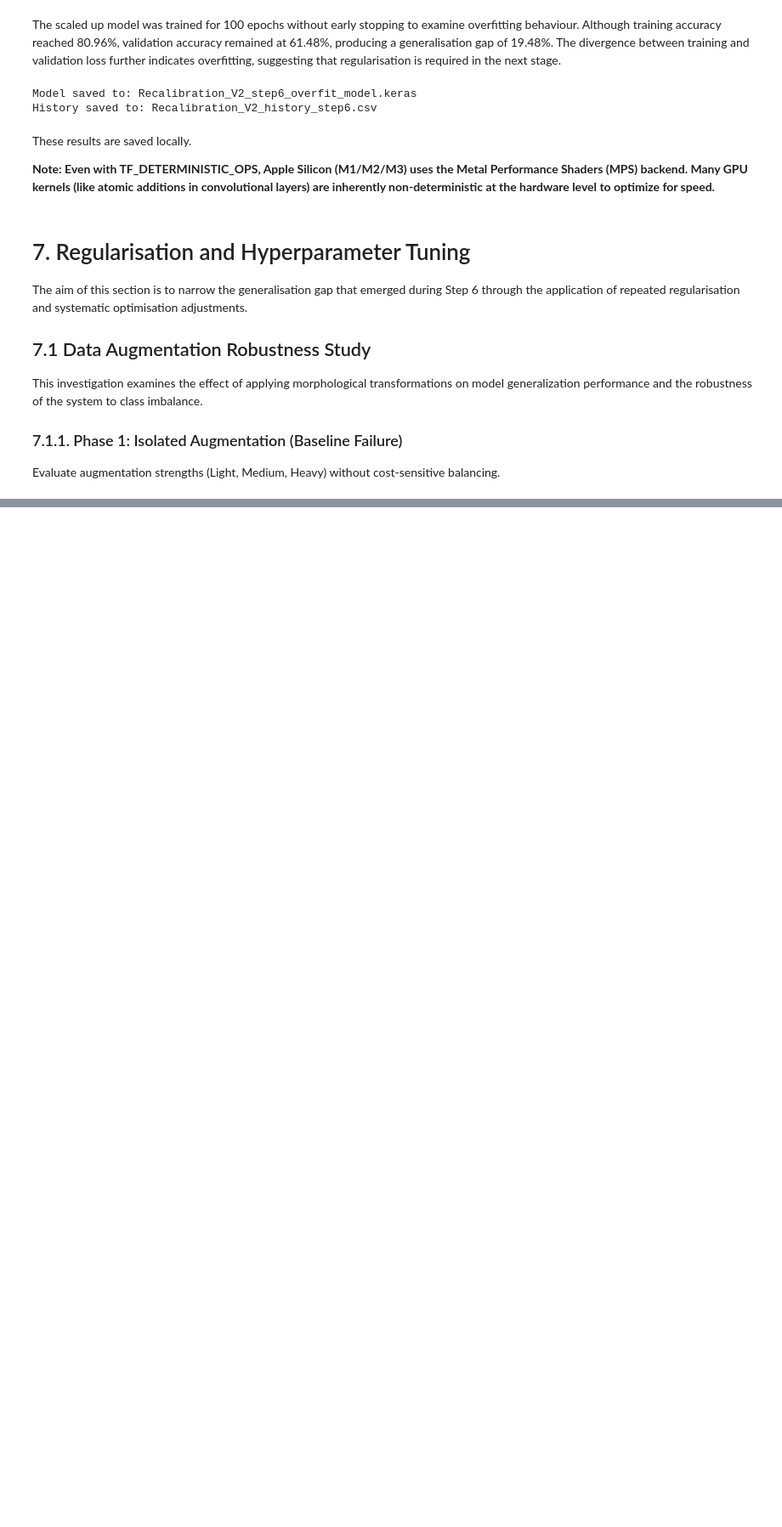
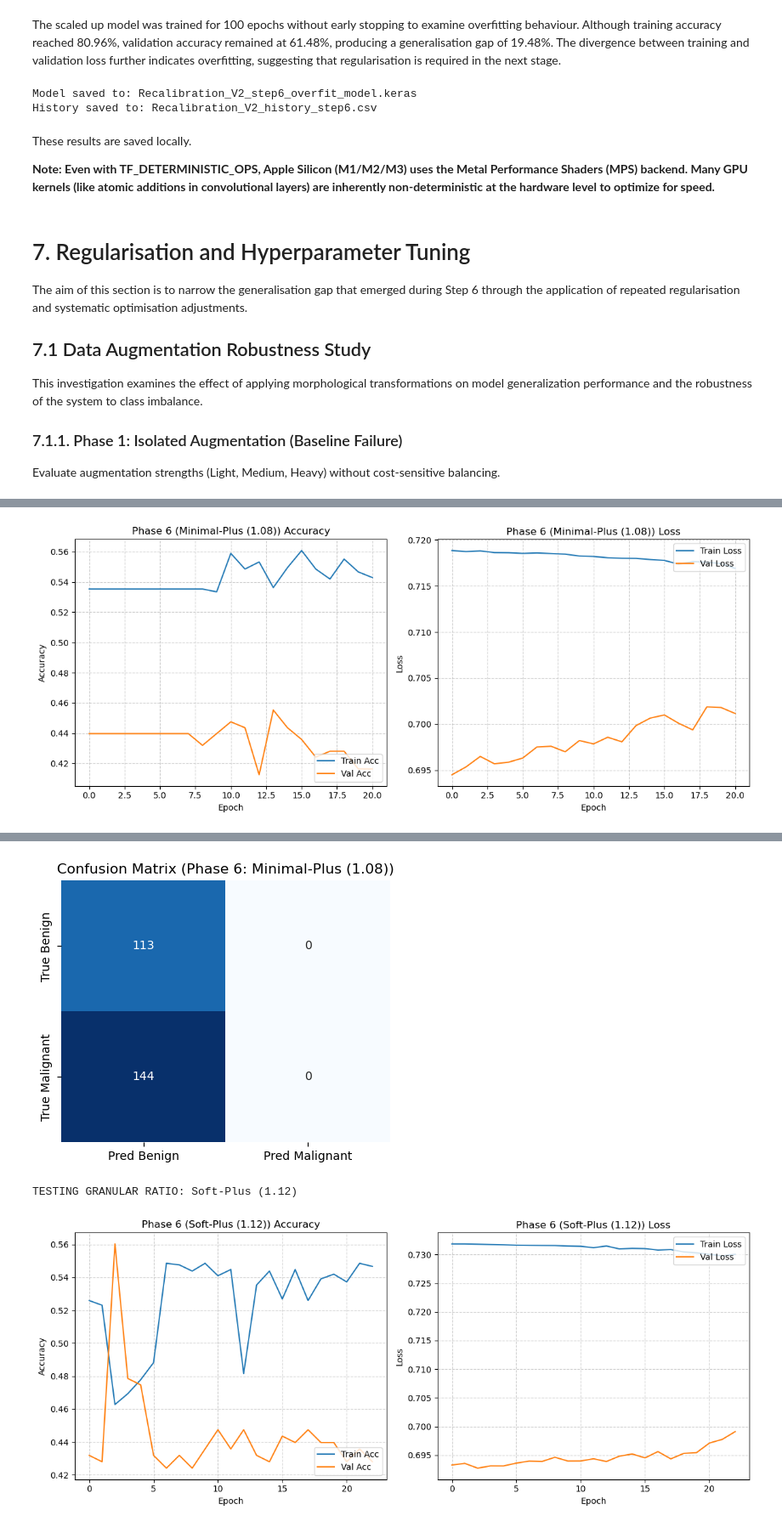
Before and after one commit to A-S-Yong/FYP, a Jupyter notebook: notebooks/Recalibration_V2.ipynb, the cells around one changed output, grey strips where cells are left out. Shown at 85% size. Saved outputs shown, nothing was run; the diff lists cells and outputs as text; code cells hidden in the pictures; blank space fills up the shorter version.

```diff
--- a/notebooks/Recalibration_V2.ipynb
+++ b/notebooks/Recalibration_V2.ipynb
@@ -1773,0 +1779,10 @@ Heavy             DEGENERATE (Trace Specificity)
+# %%
+# Initialise for Medium Augmentation
+train_gen_medium = train_datagen_medium.flow_from_directory(
+    GREY_DIR / "train",
+    target_size=(IMG_HEIGHT, IMG_WIDTH),
+    batch_size=BATCH_SIZE,
+    class_mode='binary',
+    color_mode='grayscale',
+    seed=RANDOM_SEED
+)
@@ -1773,0 +1791,66 @@ Heavy             DEGENERATE (Trace Specificity)
+# %%
+# Filling the gaps between the previous 'All-Benign' and 'All-Malignant' results.
+granular_configs = {
+    # Near the all-benign boundary
+    "Minimal-Plus (1.08)": {0: 1.0, 1: 1.08},
+    # Just below the Light Anchor
+    "Soft-Plus (1.12)":    {0: 1.0, 1: 1.12},
+    # Move nearer the 1.27 Balanced target
+    "Moderate-Plus (1.20)":{0: 1.0, 1: 1.20}
+}
+
+granular_results = {}
+FIXED_LR = 1e-5
+
+print(f"\nPHASE 6: GRANULAR WEIGHT RECALIBRATION")
+print(f"Dataset: Medium Augmentation | Fixed LR: {FIXED_LR}")
+print("-" * 60)
+
+for name, weights in granular_configs.items():
+    print(f"\nTESTING GRANULAR RATIO: {name}")
+
+    # Build fresh model
+    model_gran = build_step6_model()
+    model_gran.optimizer.learning_rate = FIXED_LR
+
+    pbar_gran = tqdm(total=150, desc=f"Recal {name}", unit="epoch")
+
+    class TqdmGranular(keras.callbacks.Callback):
+        def on_epoch_end(self, epoch, logs=None):
+            pbar_gran.update(1)
+            pbar_gran.set_postfix({"v_loss": f"{logs['val_loss']:.3f}", "v_auc": f"{logs['val_auc']:.3f}"})
+
+    cbs_gran = [
+        keras.callbacks.ModelCheckpoint(f"Recal_V2_p6_{name.split()[0]}_best.keras", save_best_only=True, monitor="val_loss"),
+        keras.callbacks.EarlyStopping(monitor="val_loss", patience=20, restore_best_weights=True),
+        TqdmGranular()
+    ]
+
+    try:
+        history_gran = model_gran.fit(
+            # Use the Medium Generator
+            train_gen_medium,
+            epochs=150,
+            validation_data=val_gen,
+            class_weight=weights,
+            callbacks=cbs_gran,
+            verbose=0
+        )
+    finally:
+        pbar_gran.close()
+
+    # Evaluation
+    plot_training_history(history_gran, title_prefix=f"Phase 6 ({name})")
+    eval_model_perf(model_gran, val_gen, step_name=f"Phase 6: {name}", baseline_acc=majority_baseline_acc)
+
+    # Save results to memory
+    best_ep = np.argmin(history_gran.history['val_loss'])
+    granular_results[name] = {
+        "Val Acc": history_gran.history['val_accuracy'][best_ep],
+        "Val AUC": history_gran.history['val_auc'][best_ep],
+        "Gap": history_gran.history['accuracy'][best_ep] - history_gran.history['val_accuracy'][best_ep]
+    }
+
+    # Clean memory
+    tf.keras.backend.clear_session()
+# %% [output]
@@ -1773,0 +1862 @@ Heavy             DEGENERATE (Trace Specificity)
+[figure, added]
@@ -1773,0 +1882,3 @@ Heavy             DEGENERATE (Trace Specificity)
+[figure, added]
+TESTING GRANULAR RATIO: Soft-Plus (1.12)
+[figure, added]
```
Also changed, not shown: parts of 56 cells of this notebook, 1 other file.
